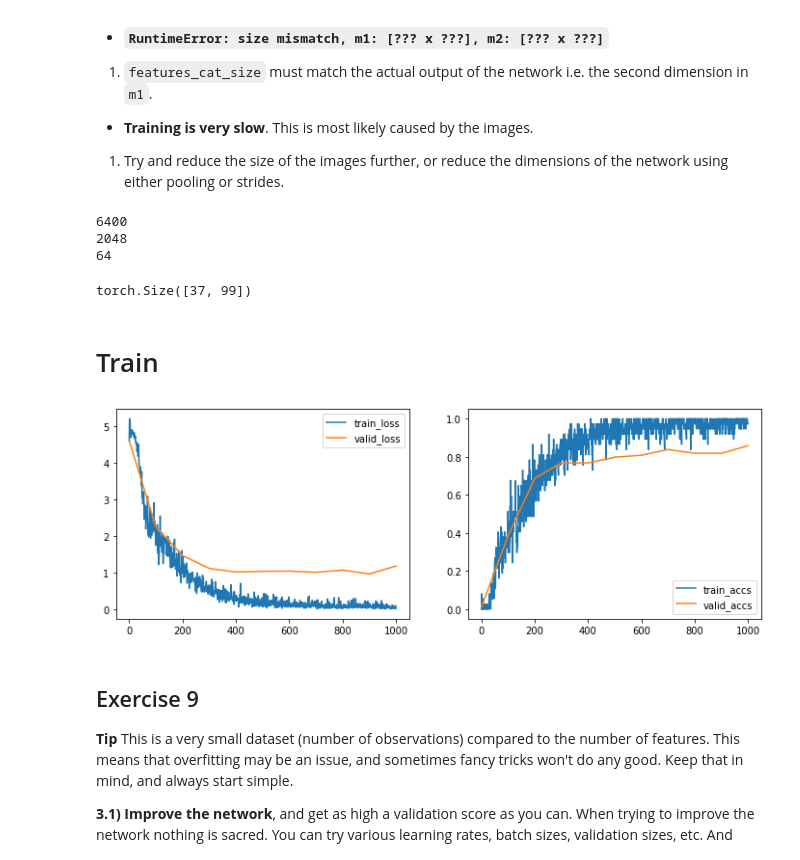
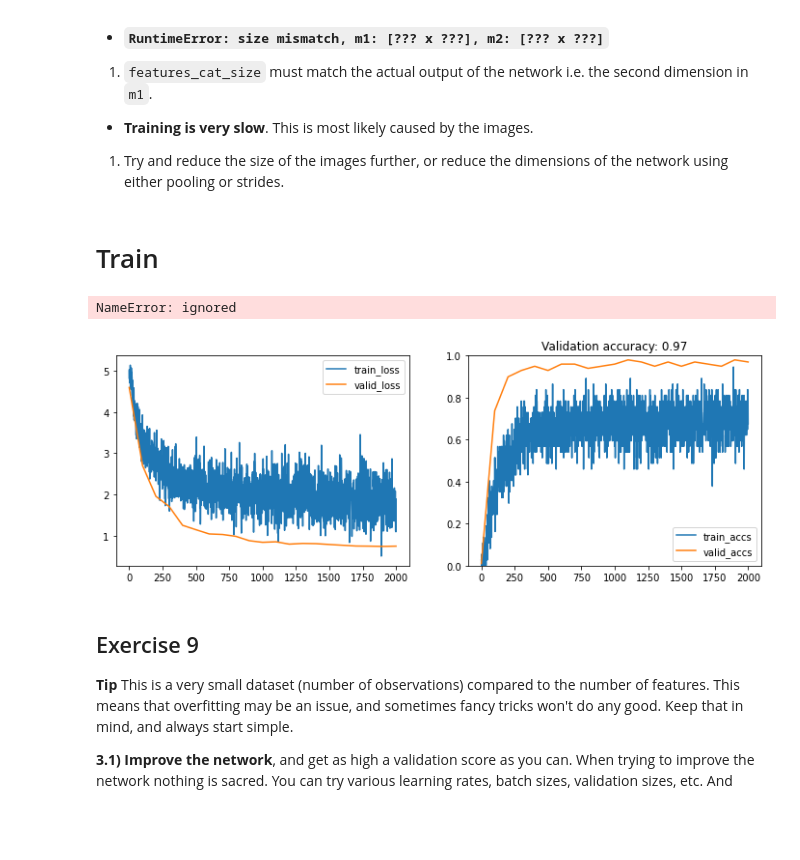
Before and after one commit to LaugeHermansen/02456-deep-learning-with-PyTorch, a Jupyter notebook: 6_Mini_Project/6.1-EXE-Kaggle-Leaf-Challenge.ipynb, the cells around one changed output. Drawn from its saved outputs; the diff is of its cells as text; code cells hidden in the pictures; blank space fills up the shorter version.

```diff
--- a/6_Mini_Project/6.1-EXE-Kaggle-Leaf-Challenge.ipynb
+++ b/6_Mini_Project/6.1-EXE-Kaggle-Leaf-Challenge.ipynb
@@ -677,10 +682,11 @@ Net(
 # %%
 from torch.nn.modules.loss import CrossEntropyLoss
 LEARNING_RATE = 0.001
+WEIGHT_DECAY = 1e-6
 criterion =  CrossEntropyLoss()         # <-- Your code here.
 
 # weight_decay is equal to L2 regularization
-optimizer = optim.Adam(net.parameters(), lr=LEARNING_RATE)
+optimizer = optim.Adam(net.parameters(), lr=LEARNING_RATE, weight_decay=WEIGHT_DECAY)
 
 def accuracy(ys, ts):
     predictions = torch.max(ys, 1)[1]
@@ -723,18 +729,50 @@ _x_texture = get_variable(Variable(torch.from_numpy(randnorm(_feature_shape))))
 
 # test the forward pass
 output = net(x_img=_x_image, x_margin=_x_margin, x_shape=_x_shape, x_texture=_x_texture, print_shapes=True)
-output['out'].shape
+# output['out'].shape
-# %% [output]
-6400
-2048
-64
-torch.Size([37, 99])
 # %% [markdown]
 # Train
+# %%
+dropout_p = 0.3
+
+image_conv_layers = 2
+image_conv_channels = 4
+image_conv_maxpool = 4
+image_ffnn_layer_dims = (1000, 1000, 64)
+
+shape_rnn_h_out = 4
+shape_rnn_layers = 1
+
+shape_conv_layers = 1
+shape_conv_channels = 8
+
+shape_ffnn_layer_dims = (128,64,)
+
+ffnn_indv_text_marg_layer_dims = (64,)
+ffnn_comb_text_marg_layer_dims = (128,)
+
+ffnn_final_layer_dims = (99,)
+
+
+net = Net(dropout_p, image_conv_layers,
+          image_conv_channels,
+          image_ffnn_layer_dims,
+          shape_rnn_h_out,
+          shape_rnn_layers,
+          shape_conv_layers,
+          shape_conv_channels,
+          shape_ffnn_layer_dims,
+          ffnn_indv_text_marg_layer_dims,
+          ffnn_comb_text_marg_layer_dims,
+          ffnn_final_layer_dims,)
+
+optimizer = optim.Adam(net.parameters(), lr=LEARNING_RATE, weight_decay=WEIGHT_DECAY)
+# %% [output]
+NameError: ignored
 # %%
 # Setup settings for training
 VALIDATION_SIZE = 0.1 # 0.1 is ~ 100 samples for validation
-max_iter = 1000
+max_iter = 2000
 log_every = 100
 eval_every = 100
 
@@ -793,35 +831,37 @@ for i, batch_train in enumerate(batch_gen.gen_train()):
     output = net(**get_input(batch_train))
     labels_argmax = torch.max(get_labels(batch_train), 1)[1]
     batch_loss = criterion(output['out'], labels_argmax)
 
     train_iter.append(i)
     train_loss.append(float(get_numpy(batch_loss)))
     train_accs.append(float(get_numpy(accuracy(output['out'], labels_argmax))))
 
     optimizer.zero_grad()
     batch_loss.backward()
     optimizer.step()
 
     # Log i figure
     if i % log_every == 0:
         fig = plt.figure(figsize=(12,4))
         plt.subplot(1, 2, 1)
         plt.plot(train_iter, train_loss, label='train_loss')
         plt.plot(valid_iter, valid_loss, label='valid_loss')
         plt.legend()
 
         plt.subplot(1, 2, 2)
         plt.plot(train_iter, train_accs, label='train_accs')
         plt.plot(valid_iter, valid_accs, label='valid_accs')
+        plt.ylim(0,1)
+        plt.title(f"Validation accuracy: {valid_accs[-1]:.2f}")
         plt.legend()
         plt.show()
         clear_output(wait=True)
-#         print("Train, it: {} loss: {:.2f} accs: {:.2f}".format(i, train_loss[-1], train_accs[-1]))
+        # print("Train, it: {} loss: {:.2f} accs: {:.2f}".format(i, train_loss[-1], train_accs[-1]))
 
     if max_iter < i:
         break
 # %% [output]
-[figure, old version]
+[figure, new version]
 # %% [markdown]
 ## Exercise 9
 
```
Also changed, not shown: parts of 11 cells of this notebook.
